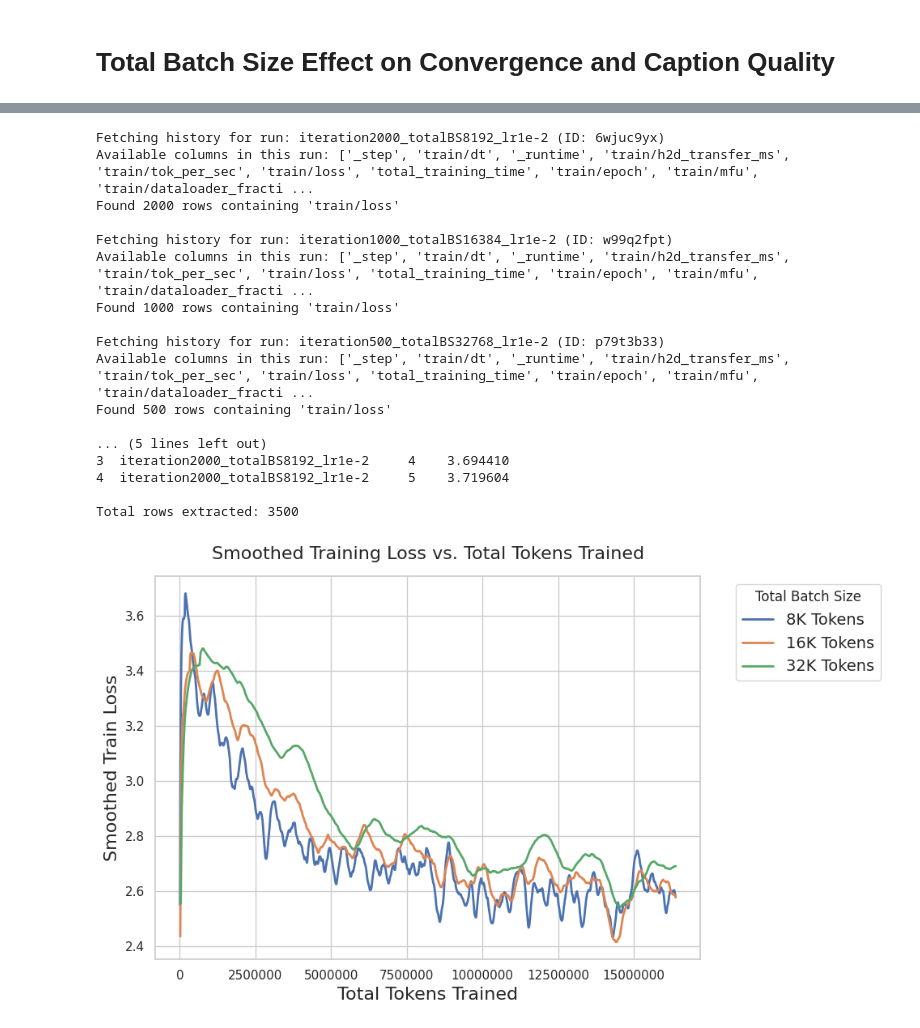
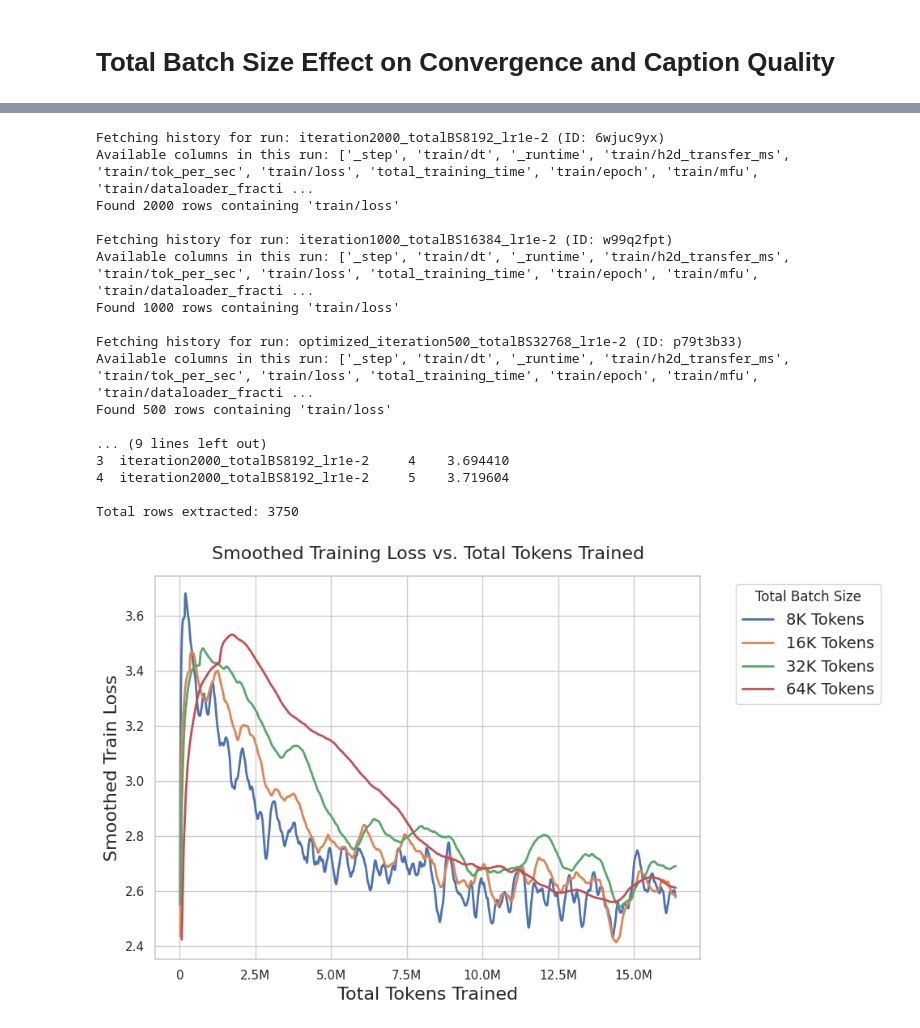
Before and after one commit to AlexanderSwartz/multimodal-nanochat, a Jupyter notebook: scripts/analyze_wandb_runs.ipynb, the cells around one changed output, grey strips where cells are left out. Saved outputs shown, nothing was run; the diff lists cells and outputs as text; code cells hidden in the pictures.

```diff
--- a/scripts/analyze_wandb_runs.ipynb
+++ b/scripts/analyze_wandb_runs.ipynb
@@ -115,6 +215,7 @@ plt.show()
 # %%
 import wandb
 import pandas as pd
+import matplotlib.pyplot as plt
 
 # 1. Initialize API and set parameters
 api = wandb.Api()
@@ -122,9 +223,10 @@ project_path = "as7629-columbia-university/Multimodal-Nanochat"
 
 # Replace these with the actual names of the runs you want to compare
 target_run_names = [
-    "baseline_online_w0_persistFalse_pinTrue_profileFalse",
-    "baseline_online_w2_persistFalse_pinTrue_profileFalse",
-    "baseline_online_w4_persistFalse_pinTrue_profileFalse"
+    "online_w0_persistFalse_pinTrue_profileFalse",
+    "online_w2_persistFalse_pinTrue_profileFalse",
+    "online_w4_persistFalse_pinTrue_profileFalse",
+    "online_w8_persistFalse_pinTrue_profileFalse"
 ]
 
 # Define which summary metrics you want to pull down
@@ -843,17 +945,19 @@ project_path = "as7629-columbia-university/Multimodal-Nanochat"
 
 # Replace these with the actual names of the runs you want to compare
 target_run_names = [
-    "totalBS32768_lr1e-1",
-    "totalBS32768_lr1e-2",
-    "totalBS32768_lr1e-3",
-    "totalBS32768_lr1e-4"
+    "iteration500_totalBS32768_lr1e-1",
+    "optimized_iteration500_totalBS32768_lr1e-2",
+    "iteration1000_totalBS32768_lr1e-3", # this run should have been trained for 500 iterations. Since loss and validation scores plateau, this did not affect analysis.
+    "iteration500_totalBS32768_lr1e-4"
 ]
 
 # Define which summary metrics you want to pull down
 metrics_to_compare = [
     "val/bpb",
     "val/avg_semantic_similarity",
-    "train/loss"
+    "train/loss",
+    "top_avg_semantic_similarity",
+    "min_val_bpb"
 ]
 
 data = []
@@ -880,6 +984,7 @@ for name in target_run_names:
     # if the config key is missing in an older run
     run_data["vision_lr"] = run.config.get("vision_lr", None)
 
+
     # Extract the summary metrics
     for metric in metrics_to_compare:
         run_data[metric] = run.summary.get(metric, None)
@@ -1067,7 +1172,8 @@ project_path = "as7629-columbia-university/Multimodal-Nanochat"
 target_run_names = [
     "iteration2000_totalBS8192_lr1e-2",
     "iteration1000_totalBS16384_lr1e-2",
-    "iteration500_totalBS32768_lr1e-2"
+    "iteration500_totalBS32768_lr1e-2",
+
 ]
 
 all_history_data = []
@@ -1123,7 +1240,8 @@ project_path = "as7629-columbia-university/Multimodal-Nanochat"
 target_run_names = [
     "iteration2000_totalBS8192_lr1e-2",
     "iteration1000_totalBS16384_lr1e-2",
-    "iteration500_totalBS32768_lr1e-2"
+    "optimized_iteration500_totalBS32768_lr1e-2",
+    "iteration250_totalBS65536_lr1e-2"
 ]
 
 all_history_data = []
@@ -1189,15 +1307,15 @@ Fetching history for run: iteration1000_totalBS16384_lr1e-2 (ID: w99q2fpt)
 Available columns in this run: ['_step', 'train/dt', '_runtime', 'train/h2d_transfer_ms', 'train/tok_per_sec', 'train/loss', 'total_training_time', 'train/epoch', 'train/mfu', 'train/dataloader_fracti ...
 Found 1000 rows containing 'train/loss'
 
-Fetching history for run: iteration500_totalBS32768_lr1e-2 (ID: p79t3b33)
+Fetching history for run: optimized_iteration500_totalBS32768_lr1e-2 (ID: p79t3b33)
 Available columns in this run: ['_step', 'train/dt', '_runtime', 'train/h2d_transfer_ms', 'train/tok_per_sec', 'train/loss', 'total_training_time', 'train/epoch', 'train/mfu', 'train/dataloader_fracti ...
 Found 500 rows containing 'train/loss'
 
-... (5 lines left out)
+... (9 lines left out)
 3  iteration2000_totalBS8192_lr1e-2     4    3.694410
 4  iteration2000_totalBS8192_lr1e-2     5    3.719604
 
-Total rows extracted: 3500
+Total rows extracted: 3750
 # %%
 import matplotlib.pyplot as plt
 import seaborn as sns
@@ -1206,13 +1324,15 @@ import seaborn as sns
 batch_size_mapping = {
     "iteration2000_totalBS8192_lr1e-2": 8192,
     "iteration1000_totalBS16384_lr1e-2": 16384,
-    "iteration500_totalBS32768_lr1e-2": 32768
+    "optimized_iteration500_totalBS32768_lr1e-2": 32768,
+    "iteration250_totalBS65536_lr1e-2": 65536
 }
 
 custom_labels = {
     "iteration2000_totalBS8192_lr1e-2": "8K Tokens",
     "iteration1000_totalBS16384_lr1e-2": "16K Tokens",
-    "iteration500_totalBS32768_lr1e-2": "32K Tokens"
+    "optimized_iteration500_totalBS32768_lr1e-2": "32K Tokens",
+    "iteration250_totalBS65536_lr1e-2": "64K Tokens"
 }
 
 history_df["batch_size"] = history_df["Run Name"].map(batch_size_mapping)
@@ -1229,34 +1349,44 @@ history_df["smoothed_loss"] = (
 )
 
 # 3. Plot the smoothed data
 sns.set_theme(style="whitegrid")
 plt.figure(figsize=(10, 6))
 
 sns.lineplot(
     data=history_df,
     x="samples_seen",
     y="smoothed_loss",   # <-- Now using the smoothed column
     hue="Run Name",
     linewidth=2.0        # Slightly thicker lines look nice on smoothed graphs
 )
 
 # Add titles and labels
 plt.title(f"Smoothed Training Loss vs. Total Tokens Trained", fontsize=16, pad=15)
 plt.xlabel("Total Tokens Trained", fontsize=16)
 plt.ylabel("Smoothed Train Loss", fontsize=16)
 
 # Prevent scientific notation on the x-axis
 plt.ticklabel_format(style='plain', axis='x')
+from matplotlib.ticker import FuncFormatter
+def human_readable(x, pos):
+    if x >= 1e6:
+        return f"{x/1e6:.1f}M"
+    elif x >= 1e3:
+        return f"{x/1e3:.1f}K"
+    else:
+        return str(int(x))
+ax = plt.gca()
+ax.xaxis.set_major_formatter(FuncFormatter(human_readable))
 
 # Format the legend to sit outside the plot
 plt.legend(title="Total Batch Size", bbox_to_anchor=(1.05, 1), loc='upper left', fontsize=14)
 plt.tight_layout()
 
 # Save or show
 plt.savefig("smoothed_loss_comparison.png", dpi=300)
 plt.show()
 # %% [output]
-[figure, old version]
+[figure, new version]
 # %%
 import wandb
 import pandas as pd
```
Also changed, not shown: parts of 25 cells of this notebook.
